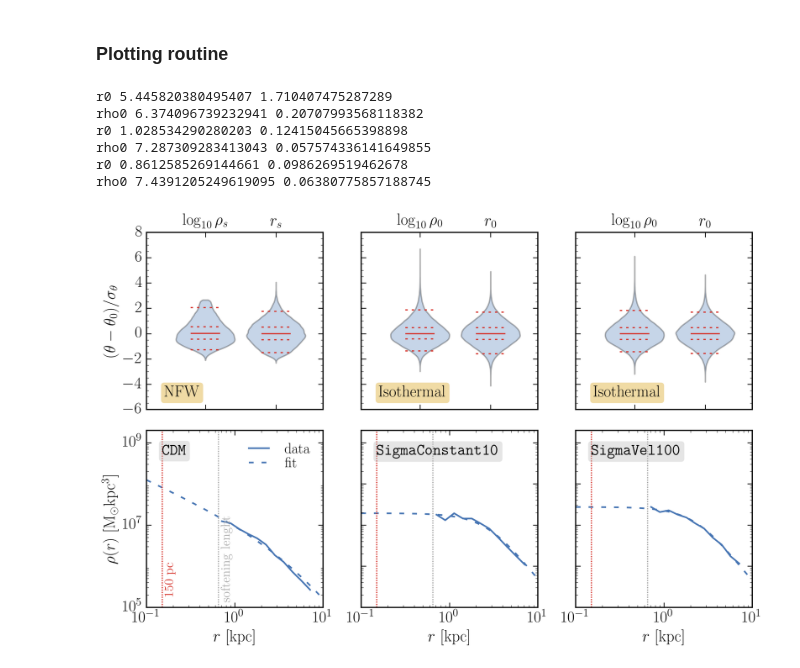
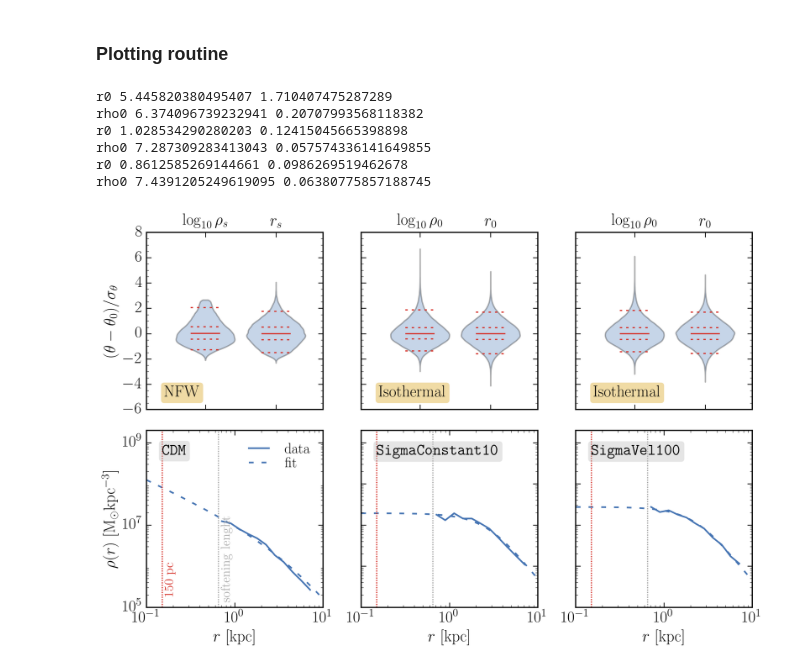
Before and after one commit to NoemiAM/TangoSIDM_satellites, a Jupyter notebook: examples/3 - density_fit.ipynb, the cells around one changed output. Saved outputs shown, nothing was run; the diff lists cells and outputs as text; code cells hidden in the pictures.

```diff
--- a/examples/3 - density_fit.ipynb
+++ b/examples/3 - density_fit.ipynb
@@ -248,32 +248,32 @@ for i, (id, id_name) in enumerate(IDs.items()):
             axs0[j].set_yticklabels([])
             axs1[j].set_yticklabels([])
 
         if i==0:
             axs0[j].plot([],[], lw=2, ls='-', color=myblue, label=r'$\mathrm{data}$')
             axs0[j].plot([],[], lw=2, ls='--', color=myblue, label=r'$\mathrm{fit}$')
             axs0[j].legend(labelspacing=0.1, fontsize=18, loc='upper right', markerscale=2.8)
 
         axs0[j].text(0.15,5e8, fr'$\texttt{{{id_name}}}$', color='black', fontsize=20,
                  bbox=dict(facecolor='silver', edgecolor='none', alpha=0.4, boxstyle='round, pad=0.2'))
 
         axs1[j].text(0.65, -5, fr'$\mathrm{{{fit}}}$', color='black', fontsize=20,
                  bbox=dict(facecolor='goldenrod', edgecolor='none', alpha=0.4, boxstyle='round, pad=0.2'))
 
         file.close()
         j+=1
 
 axs1[0].set_ylabel(r"$(\theta - \theta_0)/\sigma_{\theta}$")
 axs0[0].text(0.7, 1.5e6, "$\mathrm{softening\ lenght}$", c='darkgray', rotation=90, verticalalignment='center')
 axs0[0].text(0.158, 5e5, r"$150 \mathrm{\ pc}$", c=myred, rotation=90, verticalalignment='center')
 axs0[0].set_yticks([1e5, 1e7, 1e9])
-axs0[0].set_ylabel(r"$\rho(r) \ [\mathrm{M_\odot kpc^3}]$")
+axs0[0].set_ylabel(r"$\rho(r) \ [\mathrm{M_\odot kpc^{-3}}]$")
 plt.tight_layout()
 fig.savefig("./figures/mcmc_fit_base.png", dpi=300, transparent=True)
 # %% [output]
 r0 5.445820380495407 1.710407475287289
 rho0 6.374096739232941 0.20707993568118382
 r0 1.028534290280203 0.12415045665398898
 rho0 7.287309283413043 0.057574336141649855
 r0 0.8612585269144661 0.0986269519462678
 rho0 7.4391205249619095 0.06380775857188745
-[figure, old version]
+[figure, new version]
```
Also changed, not shown: parts of 1 cell of this notebook, 3 other files.
